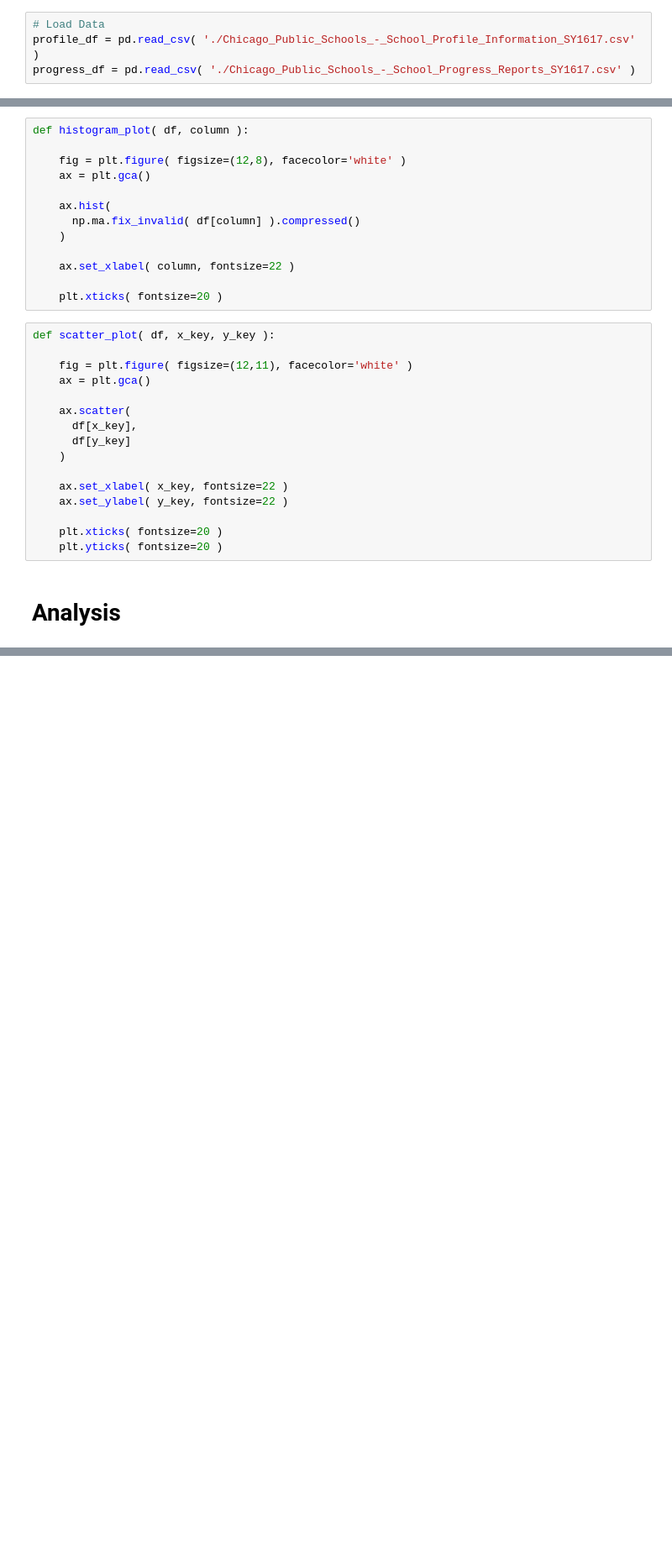
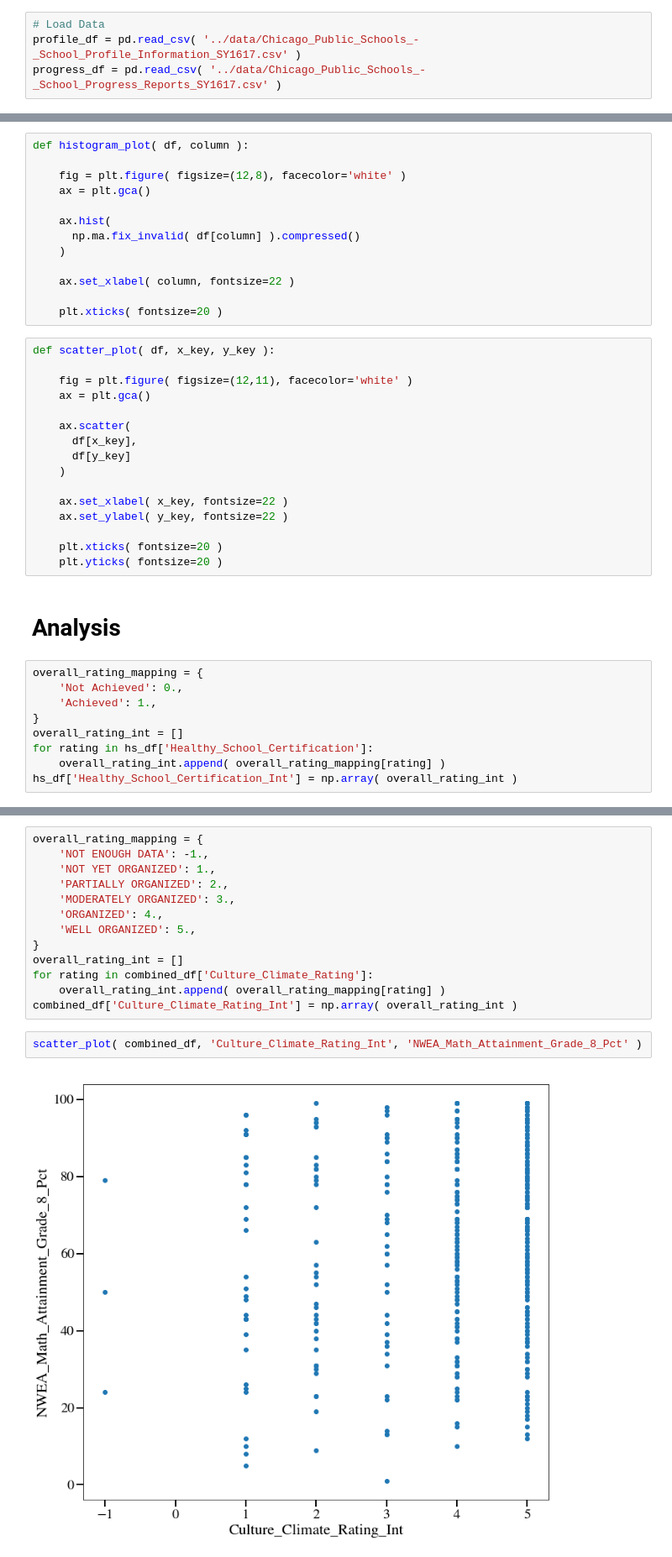
Before and after one commit to avault/chicago_public_schools, a Jupyter notebook: analyses/analysis_setup.ipynb, the cells around one changed output, grey strips where cells are left out. Shown: that part at 84% size. Saved outputs shown, nothing was run; the diff lists cells and outputs as text; blank space fills up the shorter version.

```diff
--- a/analyses/analysis_setup.ipynb
+++ b/analyses/analysis_setup.ipynb
@@ -15,8 +17,8 @@ import matplotlib.pyplot as plt
 pd.set_option('display.max_rows', None)
 # %%
 # Load Data
-profile_df = pd.read_csv( './Chicago_Public_Schools_-_School_Profile_Information_SY1617.csv' )
-progress_df = pd.read_csv( './Chicago_Public_Schools_-_School_Progress_Reports_SY1617.csv' )
+profile_df = pd.read_csv( '../data/Chicago_Public_Schools_-_School_Profile_Information_SY1617.csv' )
+progress_df = pd.read_csv( '../data/Chicago_Public_Schools_-_School_Progress_Reports_SY1617.csv' )
 # %%
 profile_df.set_index( 'School_ID', inplace=True )
 progress_df.set_index( 'School_ID', inplace=True )
@@ -88,3 +90,12 @@ def scatter_plot( df, x_key, y_key ):
     plt.yticks( fontsize=20 )
 # %% [markdown]
 # Analysis
+# %%
+overall_rating_mapping = {
+    'Not Achieved': 0.,
+    'Achieved': 1.,
+}
+overall_rating_int = []
+for rating in hs_df['Healthy_School_Certification']:
+    overall_rating_int.append( overall_rating_mapping[rating] )
+hs_df['Healthy_School_Certification_Int'] = np.array( overall_rating_int )
@@ -90,0 +107,17 @@ def scatter_plot( df, x_key, y_key ):
+# %%
+overall_rating_mapping = {
+    'NOT ENOUGH DATA': -1.,
+    'NOT YET ORGANIZED': 1.,
+    'PARTIALLY ORGANIZED': 2.,
+    'MODERATELY ORGANIZED': 3.,
+    'ORGANIZED': 4.,
+    'WELL ORGANIZED': 5.,
+}
+overall_rating_int = []
+for rating in combined_df['Culture_Climate_Rating']:
+    overall_rating_int.append( overall_rating_mapping[rating] )
+combined_df['Culture_Climate_Rating_Int'] = np.array( overall_rating_int )
+# %%
+scatter_plot( combined_df, 'Culture_Climate_Rating_Int', 'NWEA_Math_Attainment_Grade_8_Pct' )
+# %% [output]
+[figure, added]
```
Also changed, not shown: parts of 4 cells of this notebook, 3 other files.
